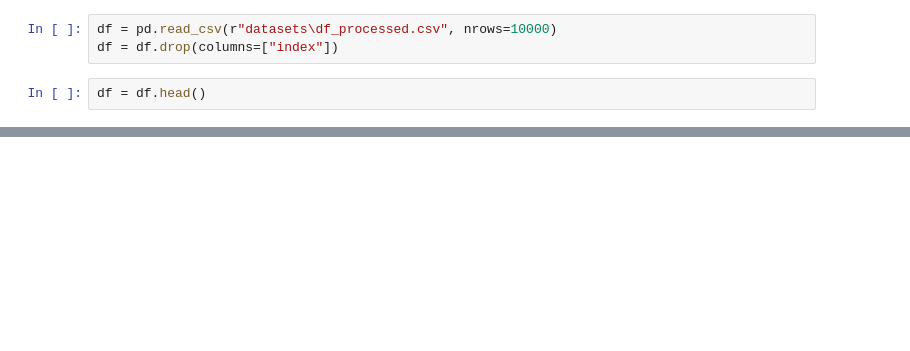
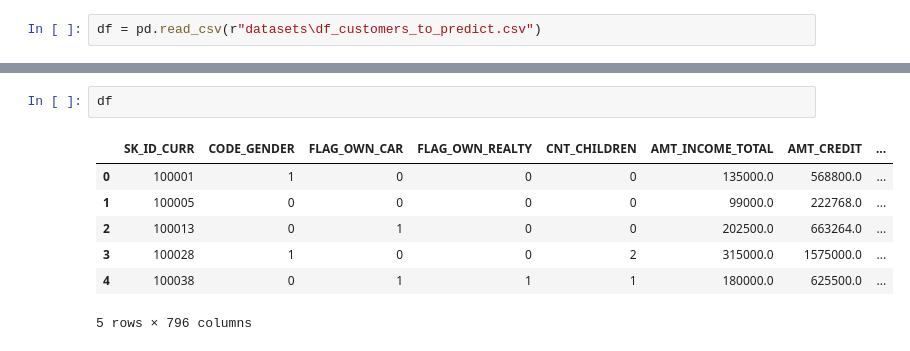
Before and after one commit to samirhinojosa/OC-P7-IMPLEMENT-A-SCORING-MODEL, a Jupyter notebook: Untitled.ipynb, the cells around one changed output, grey strips where cells are left out. Saved outputs shown, nothing was run; the diff lists cells and outputs as text; blank space fills up the shorter version.

```diff
--- a/Untitled.ipynb
+++ b/Untitled.ipynb
@@ -7,5 +11,2 @@ from functools import partial
 # %%
-df = pd.read_csv(r"datasets\df_processed.csv", nrows=10000)
-df = df.drop(columns=["index"])
+df = pd.read_csv(r"datasets\df_customers_to_predict.csv")
-# %%
-df = df.head()
@@ -17,0 +28,10 @@ json.dumps(parsed, indent=4)
+# %%
+df
+# %% [output]
+|  | SK_ID_CURR | CODE_GENDER | FLAG_OWN_CAR | FLAG_OWN_REALTY | CNT_CHILDREN | AMT_INCOME_TOTAL | AMT_CREDIT | ... |
+| 0 | 100001 | 1 | 0 | 0 | 0 | 135000.0 | 568800.0 | ... |
+| 1 | 100005 | 0 | 0 | 0 | 0 | 99000.0 | 222768.0 | ... |
+| 2 | 100013 | 0 | 1 | 0 | 0 | 202500.0 | 663264.0 | ... |
+| 3 | 100028 | 1 | 0 | 0 | 2 | 315000.0 | 1575000.0 | ... |
+| 4 | 100038 | 0 | 1 | 1 | 1 | 180000.0 | 625500.0 | ... |
+5 rows × 796 columns
```
Also changed, not shown: parts of 6 cells of this notebook, 2 other files.
